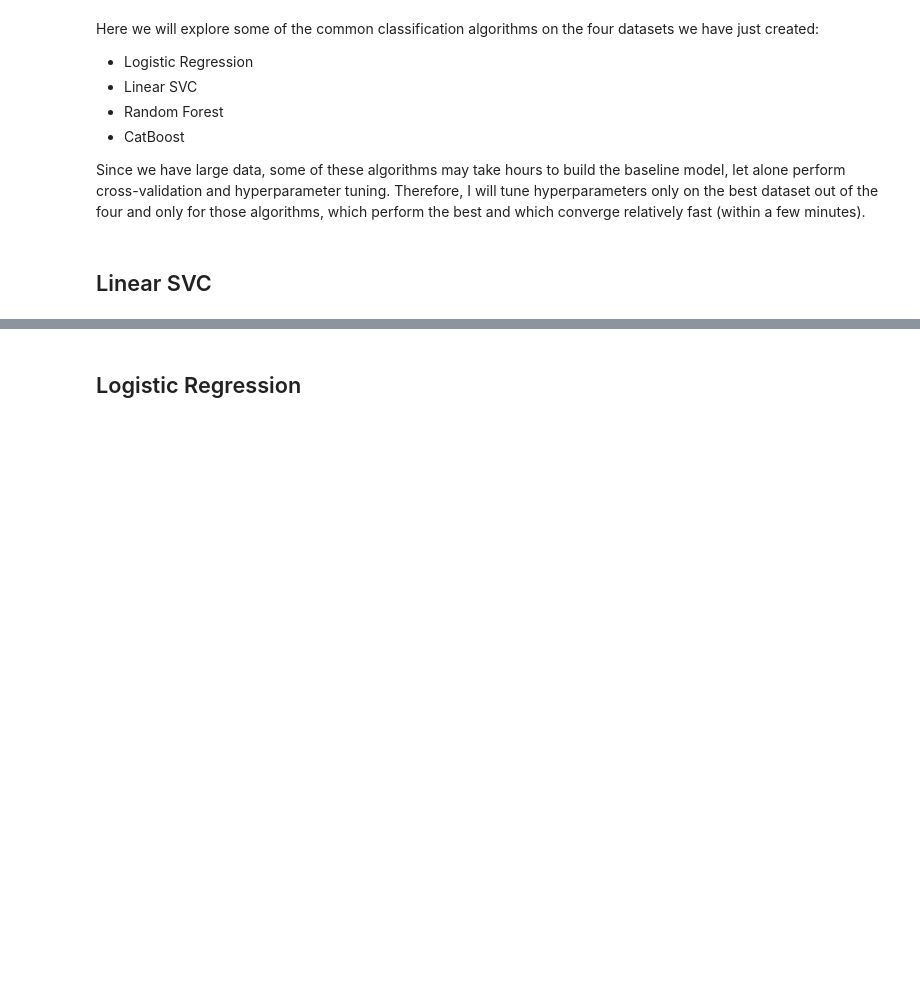
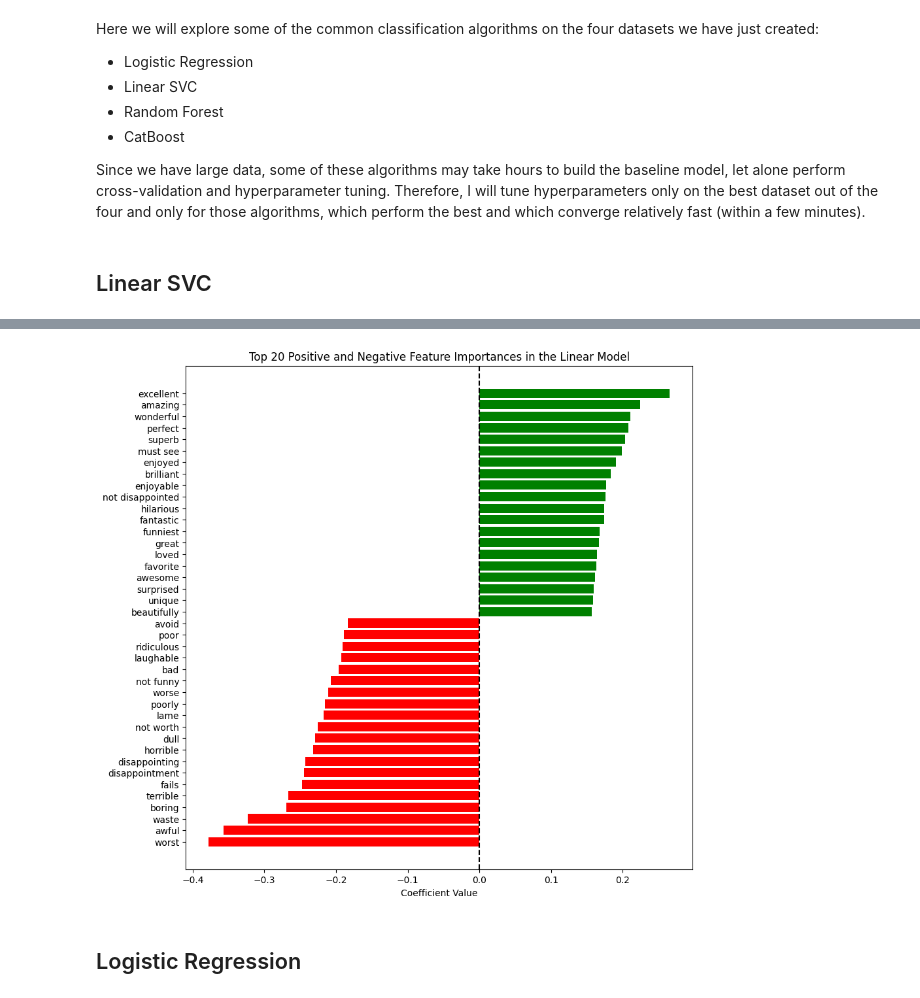
Before and after one commit to jannaiklaas/data-science-task, a Jupyter notebook: notebooks/Iklaas_J_Final_Project_DS23.ipynb, the cells around one changed output, grey strips where cells are left out. Drawn from its saved outputs; the diff is of its cells as text; code cells hidden in the pictures; blank space fills up the shorter version.

```diff
--- a/notebooks/Iklaas_J_Final_Project_DS23.ipynb
+++ b/notebooks/Iklaas_J_Final_Project_DS23.ipynb
@@ -286,2 +248,29 @@ def perform_gridsearch(model, param_grid, X_train, y_train, X_test, y_test):
+# %%
+# Method to plot top n features for a given model
+def plot_feature_importances(model, vectorizer, top_n=20):
+    is_linear_model = hasattr(model, 'coef_')
+    if is_linear_model:
+        importances = model.coef_.ravel()
+        # For linear models, we can have both positive and negative features
+        top_positive_indices = np.argsort(importances)[-top_n:][::-1]
+        top_negative_indices = np.argsort(importances)[:top_n]
+        top_indices = np.hstack([top_positive_indices, top_negative_indices[::-1]])
+        title = f'Top {top_n} Positive and Negative Feature Importances in the Linear Model'
+    else:
+        importances = model.feature_importances_
+        # For tree-based models, only positive features are relevant
+        top_indices = np.argsort(importances)[-top_n:][::-1]
+        title = f'Top {top_n} Feature Importances in the Tree-Based Model'
+    top_features = vectorizer.get_feature_names_out()[top_indices]
+    top_importances = importances[top_indices]
+    plt.figure(figsize=(10, top_n/2))
+    colors = ['green' if c > 0 else 'red' for c in top_importances] if is_linear_model else 'blue'
+    plt.barh(np.arange(len(top_indices)), top_importances, color=colors)
+    plt.yticks(np.arange(len(top_indices)), top_features)
+    plt.xlabel('Importance Value' if not is_linear_model else 'Coefficient Value')
+    plt.title(title)
+    plt.axvline(x=0, color='k', linestyle='--') if is_linear_model else None
+    plt.gca().invert_yaxis()
+    plt.show()
 # %% [markdown]
 # EDA
@@ -580,3 +582,8 @@ Test Precision: 0.8824, Test Recall: 0.9072
+# %%
+lsvc_model = LinearSVC(random_state=42, C=0.01, max_iter=5000).fit(X_train_lemma_ngrams, y_train_lemma_ngrams)
+plot_feature_importances(lsvc_model, vectorizer_lemma_ngrams, top_n=20)
+# %% [output]
+[figure, added]
 # %% [markdown]
 ## Logistic Regression
 # %%
```
Also changed, not shown: parts of 37 cells of this notebook, 1 other file.
